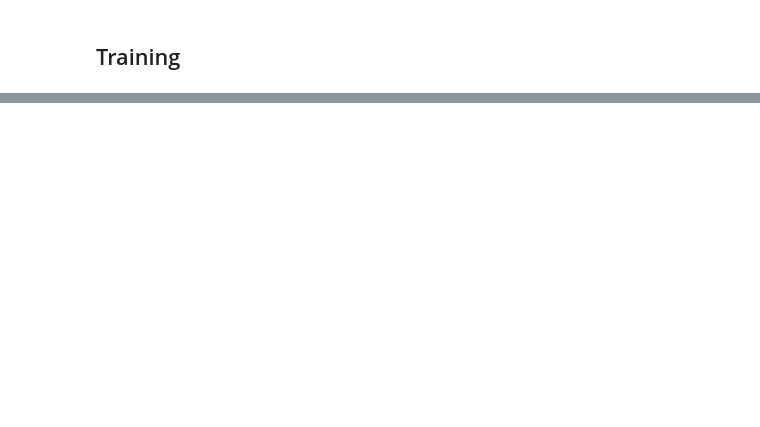
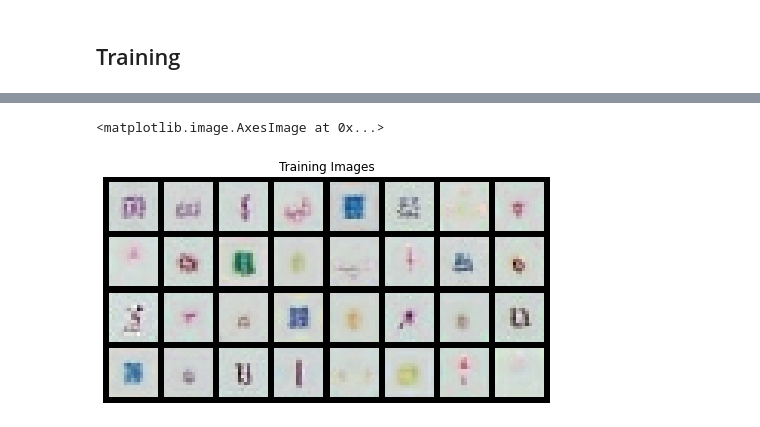
Before and after one commit to xUhEngwAng/StyleGAN-jittor, a Jupyter notebook: train.ipynb, the cells around one changed output, grey strips where cells are left out. Drawn from its saved outputs; the diff is of its cells as text; code cells hidden in the pictures; blank space fills up the shorter version.

Commit message:
feat: add train.py, and some modifications of some py files.

```diff
--- a/train.ipynb
+++ b/train.ipynb
@@ -91,0 +86,11 @@ import random
+# %%
+def accumulate(model1, model2, decay=0.999):
+    par1 = dict(model1.named_parameters())
+    par2 = dict(model2.named_parameters())
+
+    for k in par1.keys():
+        par1[k].update(par1[k] * decay + (1 - decay) * par2[k].detach())
+
+def requires_grad(model, flag=True):
+    for p in model.parameters():
+        p.requires_grad = flag
@@ -91,0 +118,19 @@ import random
+# %%
+netG = StyledGenerator(code_dim=code_size)
+netD = Discriminator(from_rgb_activate=True)
+g_running = StyledGenerator(code_size)
+g_running.eval()
+
+d_optimizer = jt.optim.Adam(netD.parameters(), lr=lr, betas=(0.0, 0.99))
+g_optimizer = jt.optim.Adam(
+    netG.generator.parameters(), lr=lr, betas=(0.0, 0.99)
+)
+g_optimizer.add_param_group(
+    {
+        'params': netG.style.parameters(),
+        'lr': lr * 0.01,
+        'mult': 0.01,
+    }
+)
+
+accumulate(g_running, netG, 0)
@@ -92,6 +297,7 @@ import random
 # %%
 init_size = 8
 code_size = 512
+batch_size = 64
 step = int(math.log2(init_size)) - 2
 resolution = 4 * 2 ** step
 train_loader = SymbolDataset(root_path, transform, resolution).set_attrs(batch_size=batch_size, shuffle=True)
@@ -103,9 +309,9 @@ grad_loss_val = 0
 lr = 1e-3
 alpha = 0
 used_sample = 0
-num_epoch = 5
+num_epoch = 100
 mixing = True
-phase = len(train_loader) * num_epoch
+phase = len(train_loader) * num_epoch // 2
 
 d_optimizer = jt.optim.Adam(netD.parameters(), lr=lr, betas=(0.0, 0.99))
 g_optimizer = jt.optim.Adam(
@@ -121,6 +327,7 @@ g_optimizer.add_param_group(
 
 D_losses = []
 G_losses = []
+img_list = []
 # %%
 for epoch in range(num_epoch):
 
@@ -162,11 +369,13 @@ for epoch in range(num_epoch):
         used_sample += real_image.shape[0]
 
         if i % 50 == 0:
-            print('[%d/%d][%04d/%d] Loss_D: %.4f\tLoss_G: %.4f'
+            print('[%03d/%d][%03d/%d] Loss_D: %.4f\tLoss_G: %.4f'
                   % (epoch + 1, num_epoch, i, len(train_loader)//batch_size,
                      loss_D.item(), loss_G.item()))
 
         # Save Losses for plotting later
         D_losses.append(loss_D.item())
         G_losses.append(loss_G.item())
+
+    img_list.append(fake_image)
 # %% [output]
@@ -208,0 +399,8 @@ NameError: name 'b_size' is not defined
+# %%
+plt.figure(figsize=(8,8))
+plt.axis("off")
+plt.title("Training Images")
+plt.imshow(np.transpose(torchvision.utils.make_grid(torch.from_numpy(img_list[299].numpy()), padding=2, normalize=True),(1,2,0)))
+# %% [output]
+<matplotlib.image.AxesImage at 0x...>
+[figure, added]
```
Also changed, not shown: parts of 10 cells of this notebook, 5 other files.
